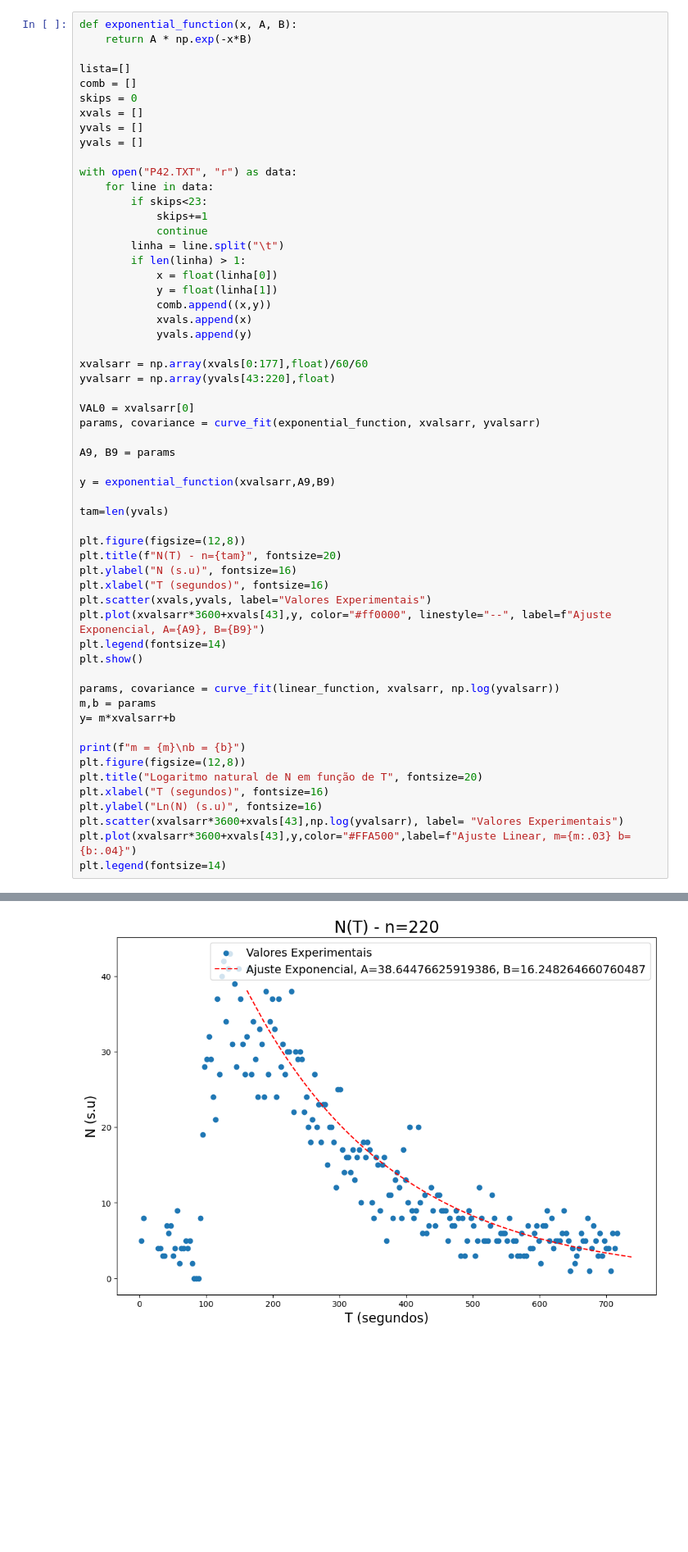
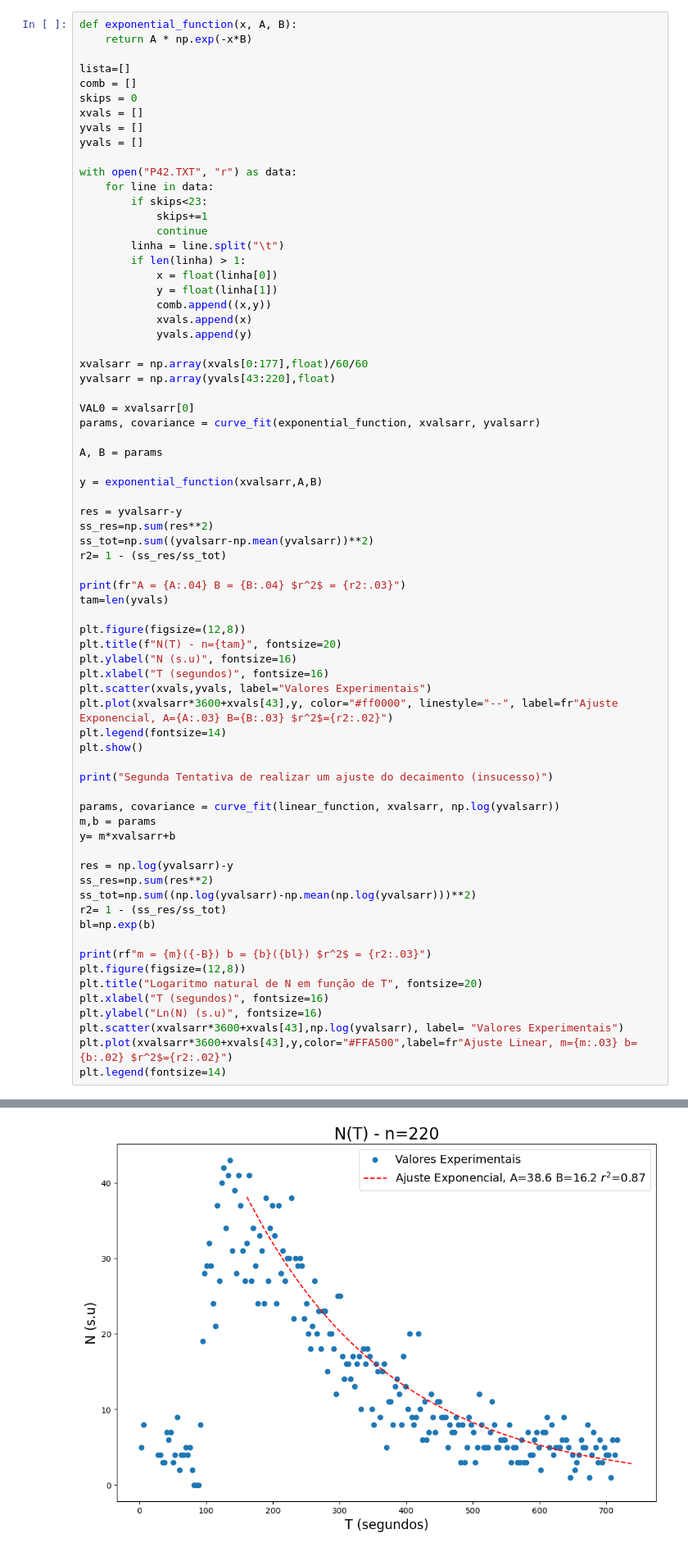
Before and after one commit to sergisousa/LABSFISICAIII, a Jupyter notebook: EXP 5/T5.ipynb, the cells around one changed output, grey strips where cells are left out. Shown at 82% size. Drawn from its saved outputs; the diff is of its cells as text; blank space fills up the shorter version.

```diff
--- a/EXP 5/Gráficos.ipynb
+++ b/EXP 5/T5.ipynb
@@ -979,10 +1179,16 @@ yvalsarr = np.array(yvals[43:220],float)
 VAL0 = xvalsarr[0]
 params, covariance = curve_fit(exponential_function, xvalsarr, yvalsarr)
 
-A9, B9 = params
+A, B = params
 
-y = exponential_function(xvalsarr,A9,B9)
+y = exponential_function(xvalsarr,A,B)
 
+res = yvalsarr-y
+ss_res=np.sum(res**2)
+ss_tot=np.sum((yvalsarr-np.mean(yvalsarr))**2)
+r2= 1 - (ss_res/ss_tot)
+
+print(fr"A = {A:.04} B = {B:.04} $r^2$ = {r2:.03}")
 tam=len(yvals)
 
 plt.figure(figsize=(12,8))
@@ -990,20 +1196,28 @@ plt.title(f"N(T) - n={tam}", fontsize=20)
 plt.ylabel("N (s.u)", fontsize=16)
 plt.xlabel("T (segundos)", fontsize=16)
 plt.scatter(xvals,yvals, label="Valores Experimentais")
-plt.plot(xvalsarr*3600+xvals[43],y, color="#ff0000", linestyle="--", label=f"Ajuste Exponencial, A={A9}, B={B9}")
+plt.plot(xvalsarr*3600+xvals[43],y, color="#ff0000", linestyle="--", label=fr"Ajuste Exponencial, A={A:.03} B={B:.03} $r^2$={r2:.02}")
 plt.legend(fontsize=14)
 plt.show()
+
+print("Segunda Tentativa de realizar um ajuste do decaimento (insucesso)")
 
 params, covariance = curve_fit(linear_function, xvalsarr, np.log(yvalsarr))
 m,b = params
 y= m*xvalsarr+b
 
-print(f"m = {m}\nb = {b}")
+res = np.log(yvalsarr)-y
+ss_res=np.sum(res**2)
+ss_tot=np.sum((np.log(yvalsarr)-np.mean(np.log(yvalsarr)))**2)
+r2= 1 - (ss_res/ss_tot)
+bl=np.exp(b)
+
+print(rf"m = {m}({-B}) b = {b}({bl}) $r^2$ = {r2:.03}")
 plt.figure(figsize=(12,8))
 plt.title("Logaritmo natural de N em função de T", fontsize=20)
 plt.xlabel("T (segundos)", fontsize=16)
 plt.ylabel("Ln(N) (s.u)", fontsize=16)
 plt.scatter(xvalsarr*3600+xvals[43],np.log(yvalsarr), label= "Valores Experimentais")
-plt.plot(xvalsarr*3600+xvals[43],y,color="#FFA500",label=f"Ajuste Linear, m={m:.03} b={b:.04}")
+plt.plot(xvalsarr*3600+xvals[43],y,color="#FFA500",label=fr"Ajuste Linear, m={m:.03} b={b:.02} $r^2$={r2:.02}")
 plt.legend(fontsize=14)
 # %% [output]
@@ -1010 +1225 @@ plt.legend(fontsize=14)
-[figure, old version]
+[figure, new version]
```
Also changed, not shown: parts of 9 cells of this notebook.
